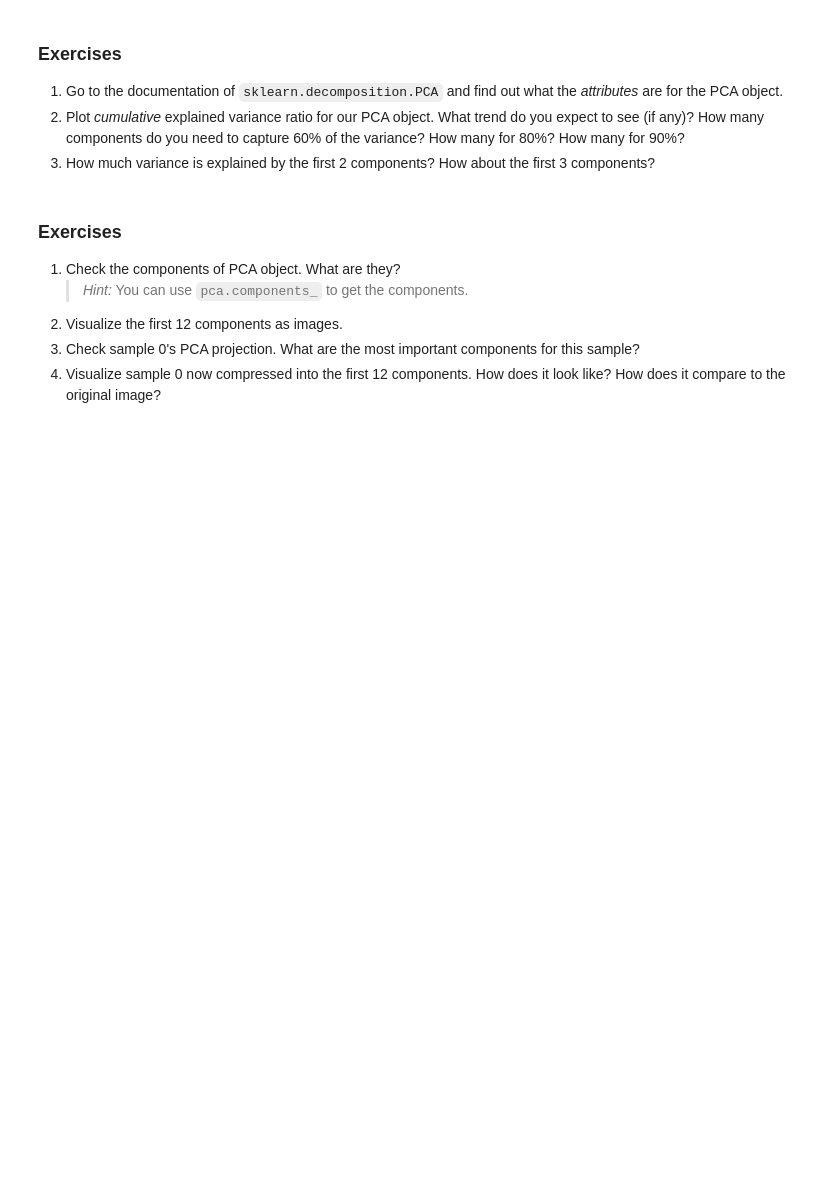
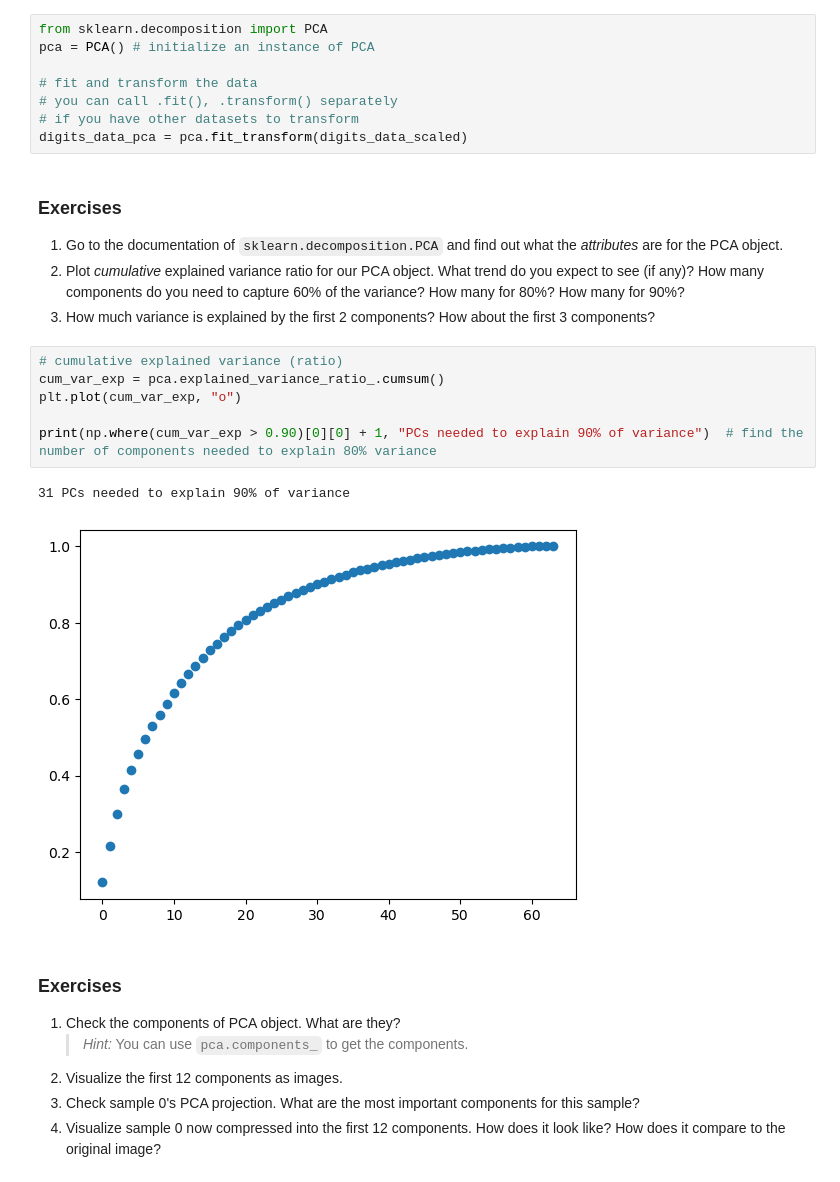
Before and after one commit to maggie-jiayizhang/pni_python_2025, a Jupyter notebook: notebooks/july_14.ipynb, the cells around one changed output. Cells and saved outputs as stored; diff of their text form; blank space fills up the shorter version.

```diff
--- a/notebooks/july_14.ipynb
+++ b/notebooks/july_14.ipynb
@@ -46,11 +79,28 @@ digits_data_scaled = scaler.fit_transform(digits_data)
 # %% [markdown]
 ### Run PCA
 We can use a built-in PCA implementation from `sklearn.decomposition`. Similarly to linear regression, we need to first create a PCA object.
+# %%
+from sklearn.decomposition import PCA
+pca = PCA() # initialize an instance of PCA
+
+# fit and transform the data
+# you can call .fit(), .transform() separately
+# if you have other datasets to transform
+digits_data_pca = pca.fit_transform(digits_data_scaled)
 # %% [markdown]
 ### Exercises
 1. Go to the documentation of `sklearn.decomposition.PCA` and find out what the *attributes* are for the PCA object.
 2. Plot *cumulative* explained variance ratio for our PCA object. What trend do you expect to see (if any)? How many components do you need to capture 60% of the variance? How many for 80%? How many for 90%?
 3. How much variance is explained by the first 2 components? How about the first 3 components?
+# %%
+# cumulative explained variance (ratio)
+cum_var_exp = pca.explained_variance_ratio_.cumsum()
+plt.plot(cum_var_exp, "o")
+
+print(np.where(cum_var_exp > 0.90)[0][0] + 1, "PCs needed to explain 90% of variance")  # find the number of components needed to explain 80% variance
+# %% [output]
+31 PCs needed to explain 90% of variance
+[figure, added]
 # %% [markdown]
 ### Exercises
 1. Check the components of PCA object. What are they?
```
Also changed, not shown: parts of 7 cells of this notebook, 1 other file.
